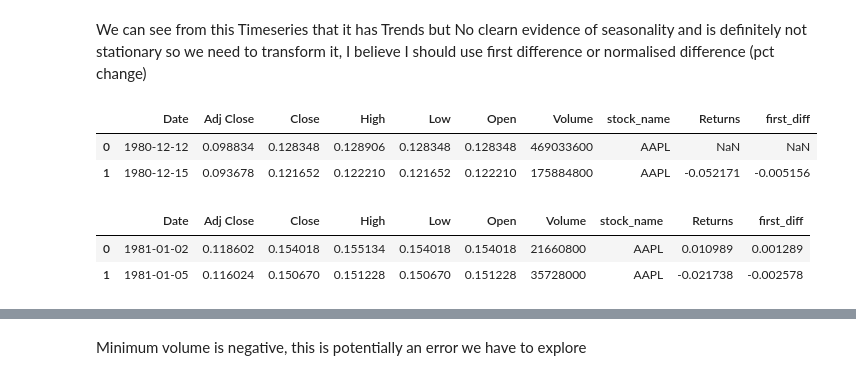
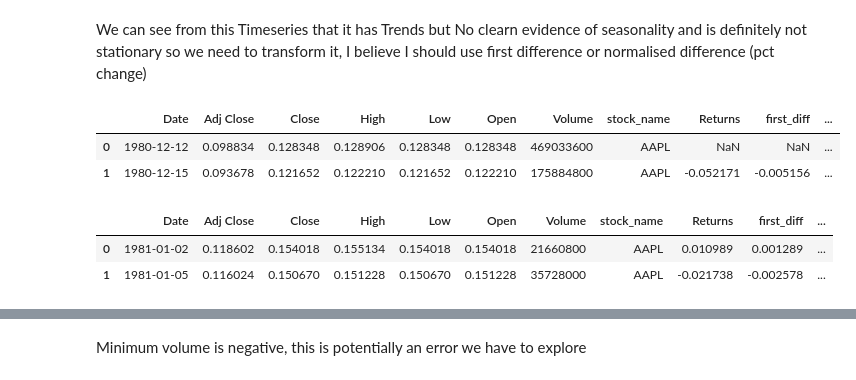
Before and after one commit to Lyndon-Fernandes/CS3AM_new, a Jupyter notebook: notebooks/01_arima_modeling.ipynb, the cells around one changed output, grey strips where cells are left out. Saved outputs shown, nothing was run; the diff lists cells and outputs as text; code cells hidden in the pictures.

```diff
--- a/notebooks/01_arima_modeling.ipynb
+++ b/notebooks/01_arima_modeling.ipynb
@@ -27,8 +24,8 @@ from datetime import datetime, timedelta
 import warnings
 warnings.filterwarnings('ignore')
 # %%
-RAW_DATA_PATH = Path('__file__').resolve().parents[1] / 'data' / '01_raw'
-PROCESSED_DATA_PATH = Path('__file__').resolve().parents[1] / 'data' / '02_processed'
+RAW_DATA_PATH = Path('__file__').absolute().parents[1] / 'data' / '01_raw'
+PROCESSED_DATA_PATH = Path('__file__').absolute().parents[1] / 'data' / '02_processed'
 # %%
 plt.rcParams['font.family'] = 'sans-serif'
 plt.rcParams['figure.figsize'] = [15, 8]
@@ -109,18 +117,22 @@ We can see from this Timeseries that it has Trends but No clearn evidence of sea
 # %%
 df['Returns'] = df['Adj Close'].pct_change()
 df['first_diff'] = df['Adj Close'].diff()
+df['cumilative_returns'] = (1 + df['Returns']).cumprod() - 1
+df['20_day_sma'] = df['Adj Close'].rolling(window=20).mean()
+df['50_day_sma'] = df['Adj Close'].rolling(window=50).mean()
+
 df.head(2)
 # %% [output]
-|  | Date | Adj Close | Close | High | Low | Open | Volume | stock_name | Returns | first_diff |
-| 0 | 1980-12-12 | 0.098834 | 0.128348 | 0.128906 | 0.128348 | 0.128348 | 469033600 | AAPL | NaN | NaN |
-| 1 | 1980-12-15 | 0.093678 | 0.121652 | 0.122210 | 0.121652 | 0.122210 | 175884800 | AAPL | -0.052171 | -0.005156 |
+|  | Date | Adj Close | Close | High | Low | Open | Volume | stock_name | Returns | first_diff | ... |
+| 0 | 1980-12-12 | 0.098834 | 0.128348 | 0.128906 | 0.128348 | 0.128348 | 469033600 | AAPL | NaN | NaN | ... |
+| 1 | 1980-12-15 | 0.093678 | 0.121652 | 0.122210 | 0.121652 | 0.122210 | 175884800 | AAPL | -0.052171 | -0.005156 | ... |
 # %%
 df = df.loc[df['Date'].dt.year > pd.Timestamp('1980').year].reset_index(drop=True)
 df.head(2)
 # %% [output]
-|  | Date | Adj Close | Close | High | Low | Open | Volume | stock_name | Returns | first_diff |
-| 0 | 1981-01-02 | 0.118602 | 0.154018 | 0.155134 | 0.154018 | 0.154018 | 21660800 | AAPL | 0.010989 | 0.001289 |
-| 1 | 1981-01-05 | 0.116024 | 0.150670 | 0.151228 | 0.150670 | 0.151228 | 35728000 | AAPL | -0.021738 | -0.002578 |
+|  | Date | Adj Close | Close | High | Low | Open | Volume | stock_name | Returns | first_diff | ... |
+| 0 | 1981-01-02 | 0.118602 | 0.154018 | 0.155134 | 0.154018 | 0.154018 | 21660800 | AAPL | 0.010989 | 0.001289 | ... |
+| 1 | 1981-01-05 | 0.116024 | 0.150670 | 0.151228 | 0.150670 | 0.151228 | 35728000 | AAPL | -0.021738 | -0.002578 | ... |
 # %%
 df.iloc[:, 1:].describe(percentiles=[0.1, 0.25, 0.5, 0.75, 0.9, 0.99])
 # %% [output]
```
Also changed, not shown: parts of 32 cells of this notebook, 7 other files.
